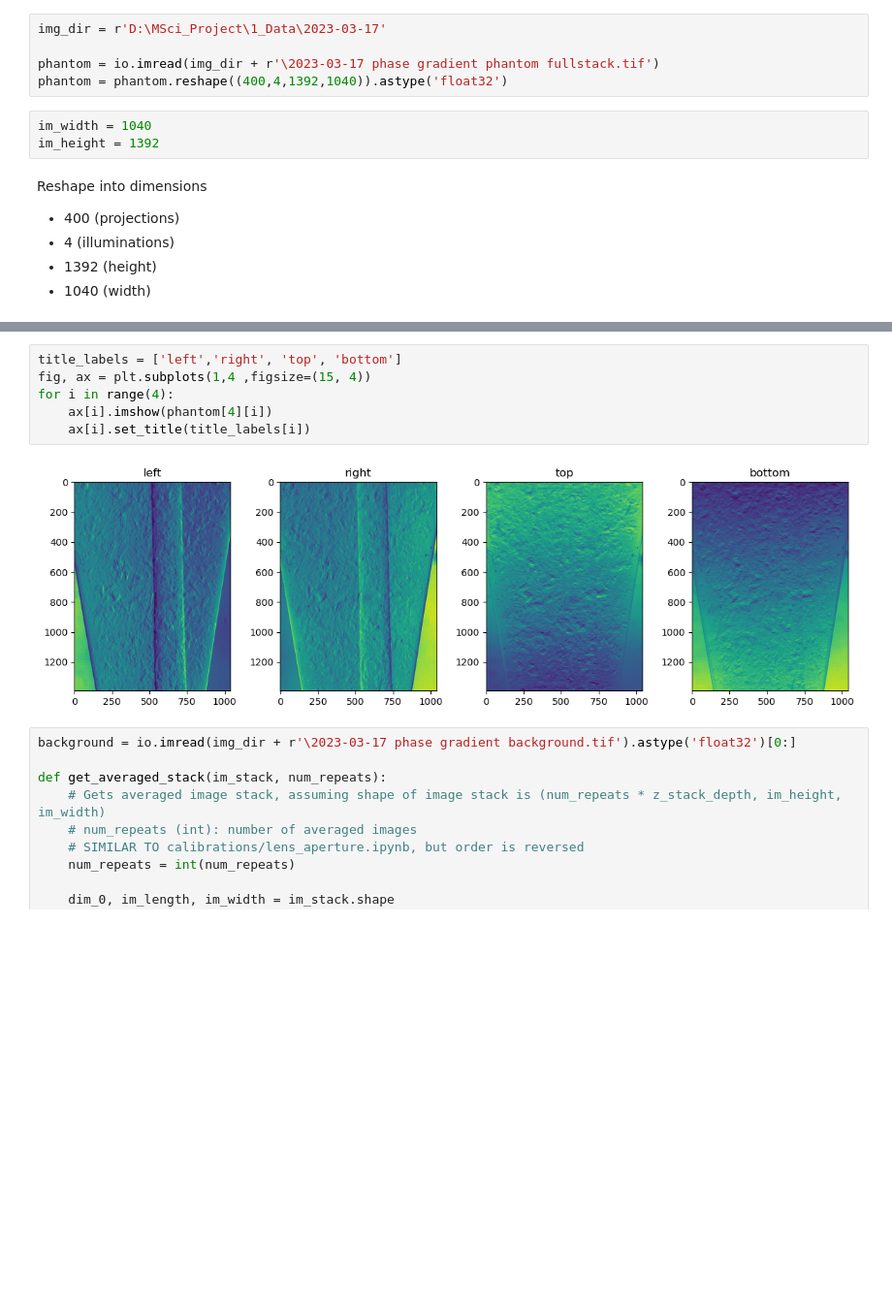
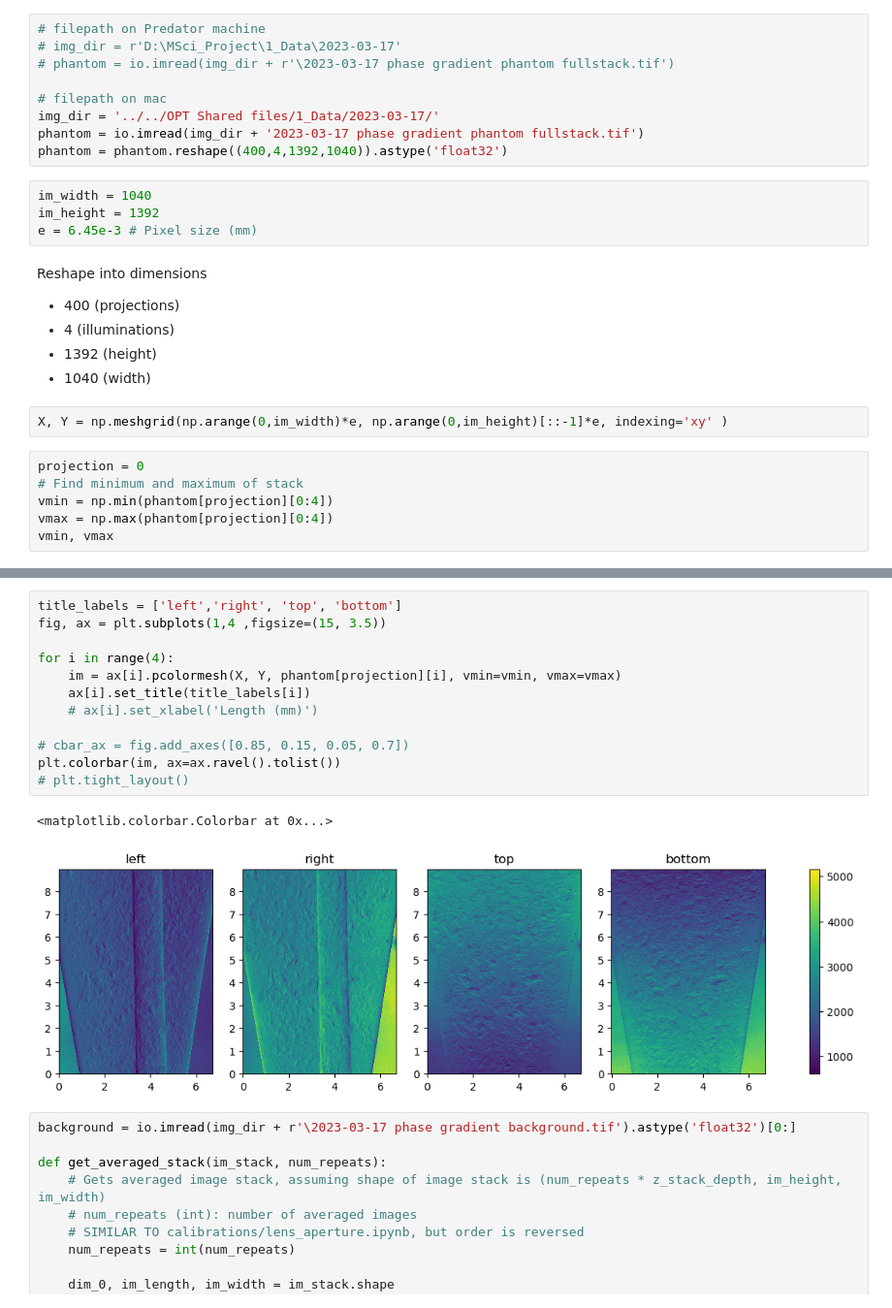
Before and after one commit to kwokkenton/optea, a Jupyter notebook: led_array/agarose_phantom_analysis.ipynb, the cells around one changed output, grey strips where cells are left out. Shown at 97% size. Cells and saved outputs as stored; diff of their text form; blank space fills up the shorter version.

```diff
--- a/led_array/agarose_phantom_analysis.ipynb
+++ b/led_array/agarose_phantom_analysis.ipynb
@@ -15,16 +15,29 @@ from tqdm import tqdm
 # %% [markdown]
 ## Reading in the images
 # %%
-img_dir = r'D:\MSci_Project\1_Data\2023-03-17'
+# filepath on Predator machine
+# img_dir = r'D:\MSci_Project\1_Data\2023-03-17'
+# phantom = io.imread(img_dir + r'\2023-03-17 phase gradient phantom fullstack.tif')
 
-phantom = io.imread(img_dir + r'\2023-03-17 phase gradient phantom fullstack.tif')
+# filepath on mac
+img_dir = '../../OPT Shared files/1_Data/2023-03-17/'
+phantom = io.imread(img_dir + '2023-03-17 phase gradient phantom fullstack.tif')
 phantom = phantom.reshape((400,4,1392,1040)).astype('float32')
 # %%
 im_width = 1040
 im_height = 1392
+e = 6.45e-3 # Pixel size (mm)
 # %% [markdown]
 Reshape into dimensions
 * 400 (projections)
 * 4 (illuminations)
 * 1392 (height)
 * 1040 (width)
+# %%
+X, Y = np.meshgrid(np.arange(0,im_width)*e, np.arange(0,im_height)[::-1]*e, indexing='xy' )
+# %%
+projection = 0
+# Find minimum and maximum of stack
+vmin = np.min(phantom[projection][0:4])
+vmax = np.max(phantom[projection][0:4])
+vmin, vmax
@@ -31,11 +56,18 @@ Reshape into dimensions
 # %%
 title_labels = ['left','right', 'top', 'bottom']
-fig, ax = plt.subplots(1,4 ,figsize=(15, 4))
+fig, ax = plt.subplots(1,4 ,figsize=(15, 3.5))
+
 for i in range(4):
-    ax[i].imshow(phantom[4][i])
+    im = ax[i].pcolormesh(X, Y, phantom[projection][i], vmin=vmin, vmax=vmax)
     ax[i].set_title(title_labels[i])
+    # ax[i].set_xlabel('Length (mm)')
+
+# cbar_ax = fig.add_axes([0.85, 0.15, 0.05, 0.7])
+plt.colorbar(im, ax=ax.ravel().tolist())
+# plt.tight_layout()
 # %% [output]
+<matplotlib.colorbar.Colorbar at 0x...>
-[figure, old version]
+[figure, new version]
 # %%
 background = io.imread(img_dir + r'\2023-03-17 phase gradient background.tif').astype('float32')[0:]
 
```
Also changed, not shown: parts of 2 cells of this notebook, 2 other files.
